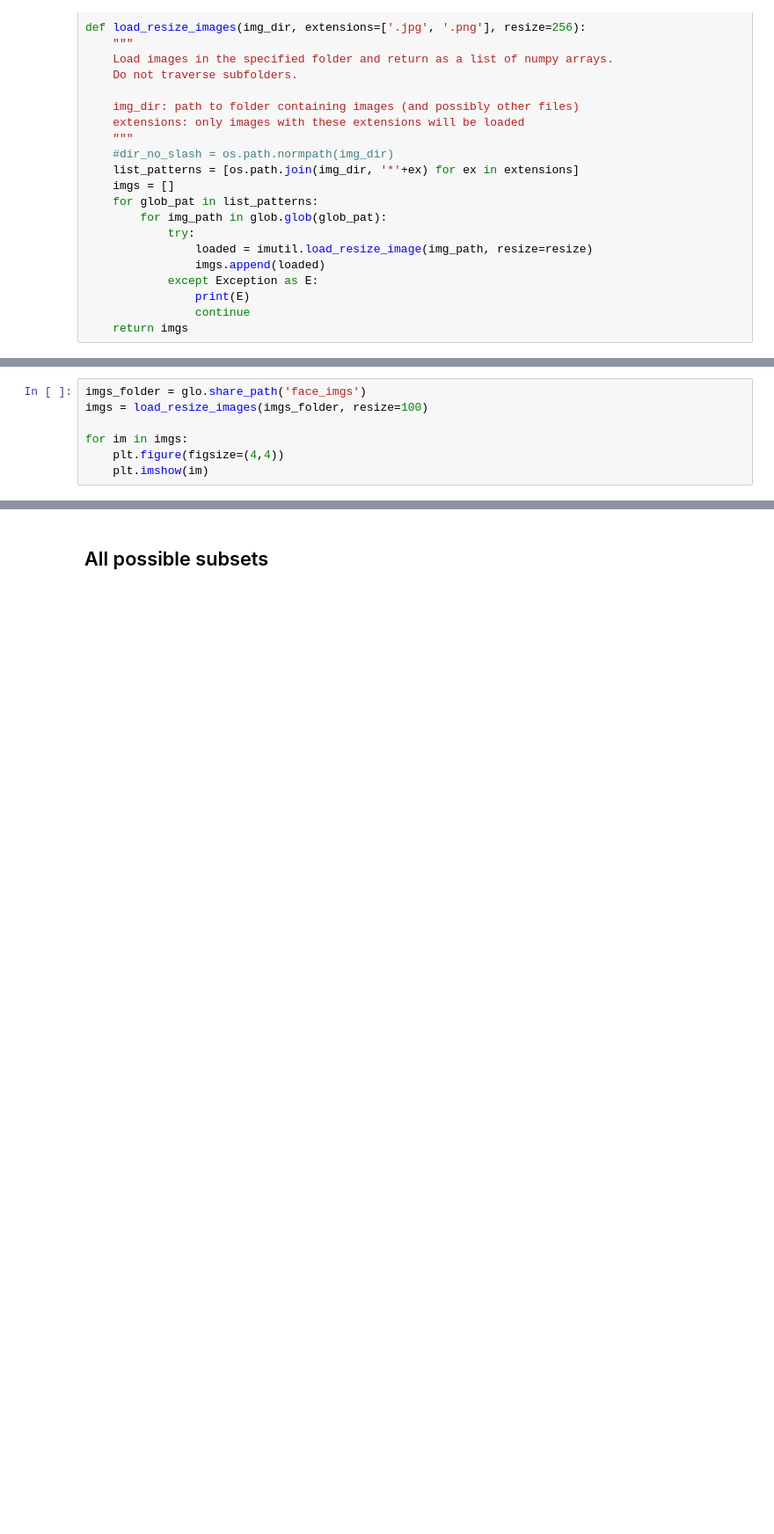
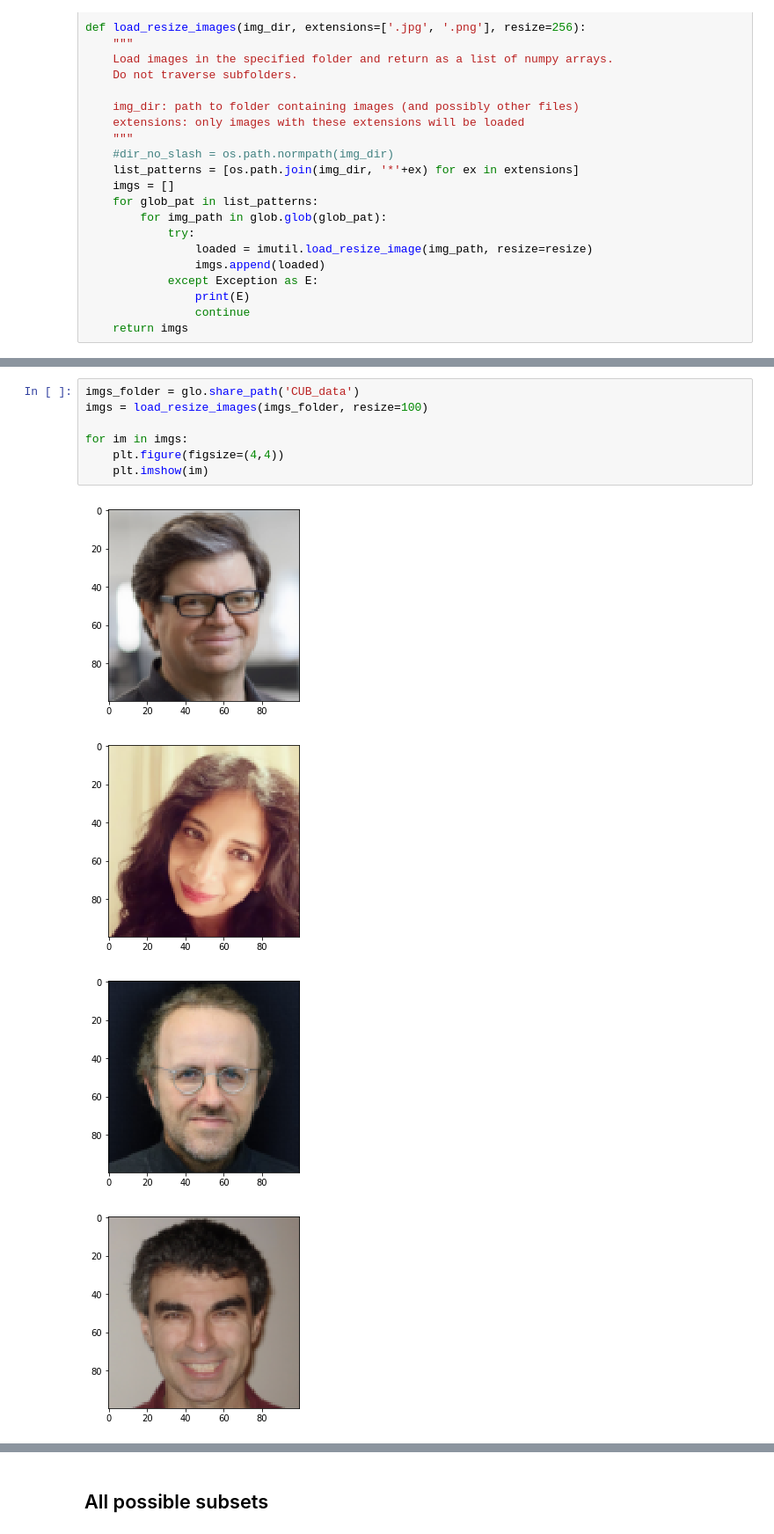
Before and after one commit to wittawatj/cadgan, a Jupyter notebook: ipynb/test_exutil.ipynb, the cells around one changed output, grey strips where cells are left out. Shown: that part at 88% size. Saved outputs shown, nothing was run; the diff lists cells and outputs as text; blank space fills up the shorter version.

```diff
--- a/ipynb/test_exutil.ipynb
+++ b/ipynb/test_exutil.ipynb
@@ -43,7 +63,12 @@ def load_resize_images(img_dir, extensions=['.jpg', '.png'], resize=256):
 # %%
-imgs_folder = glo.share_path('face_imgs')
+imgs_folder = glo.share_path('CUB_data')
 imgs = load_resize_images(imgs_folder, resize=100)
 
 for im in imgs:
     plt.figure(figsize=(4,4))
     plt.imshow(im)
+# %% [output]
+[figure, added]
+[figure, added]
+[figure, added]
+[figure, added]
```
Also changed, not shown: parts of 32 cells of this notebook, 8 other files.
